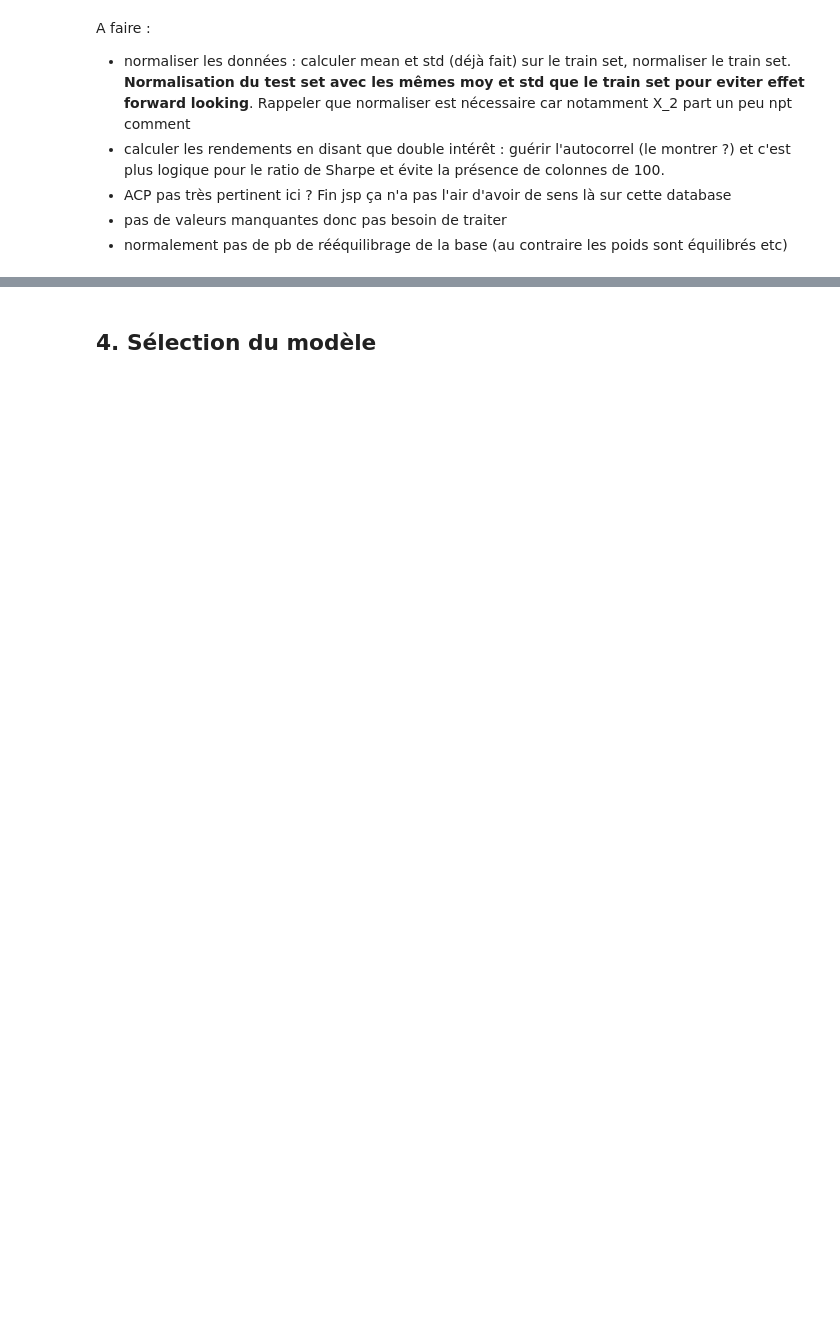
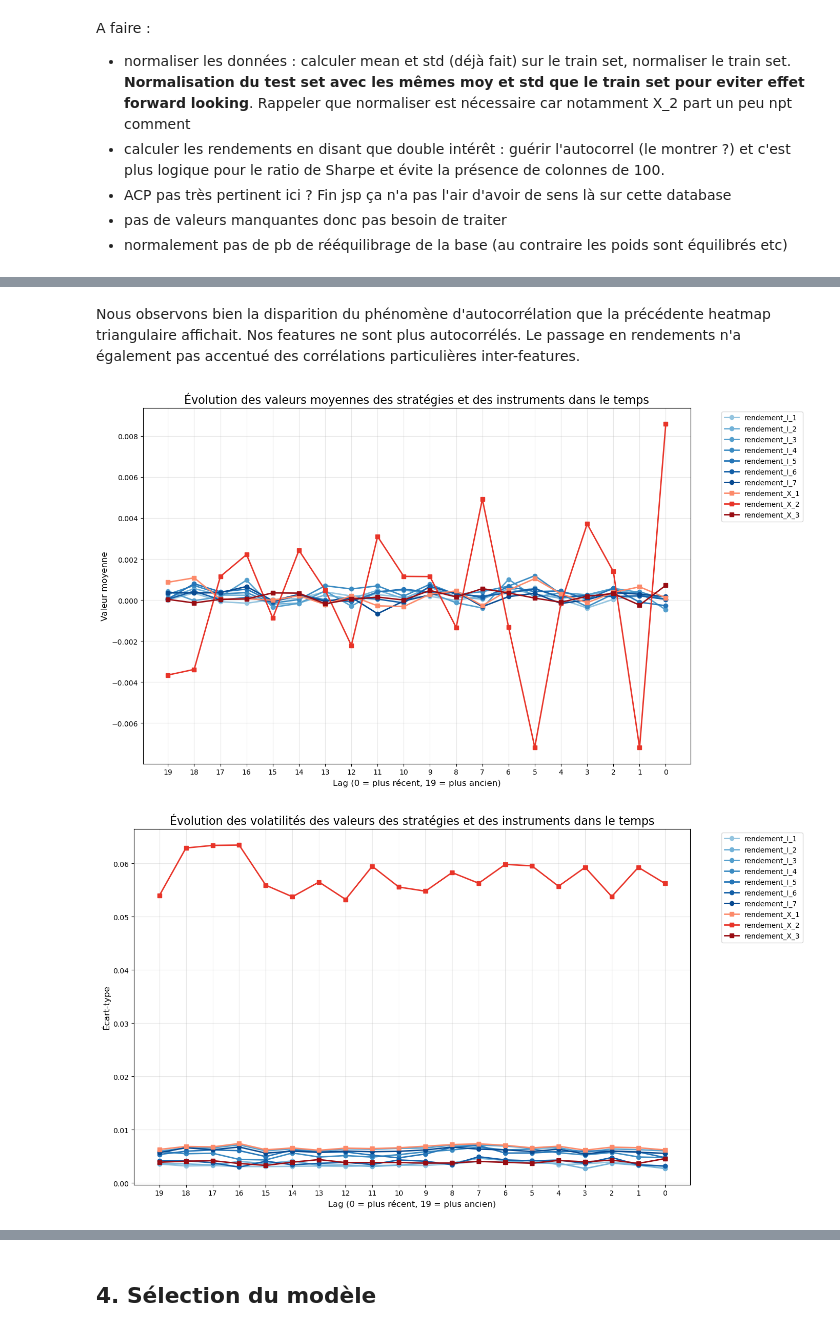
Before and after one commit to GiovanniManche/MachineLearning272, a Jupyter notebook: Projet ML.ipynb, the cells around one changed output, grey strips where cells are left out. Cells and saved outputs as stored; diff of their text form; code cells hidden in the pictures; blank space fills up the shorter version.

```diff
--- a/Projet ML.ipynb
+++ b/Projet ML.ipynb
@@ -558,0 +619,36 @@ A faire :
+# %% [markdown]
+Nous observons bien la disparition du phénomène d'autocorrélation que la précédente heatmap triangulaire affichait. Nos features ne sont plus autocorrélés. Le passage en rendements n'a également pas accentué des corrélations particulières inter-features.
+# %%
+descriptive_stat_rdt = train_set_rdt.drop(columns="ID").describe()
+means_by_element_rdt = extract_by_element_and_lag('mean',descriptive_stat_rdt)
+volatility_by_element_rdt = extract_by_element_and_lag('std', descriptive_stat_rdt)
+
+# Dans nos données, lag_19 correspond aux données les plus anciennes, lag_0 les données les plus récentes.
+# Pour que les graphiques aient un sens logique, on doit inverser cela.
+time_periods_rdt = sorted(means_by_element_rdt['lag'].unique())
+time_map_rdt = {lag: 19-lag for lag in time_periods_rdt}  # lag_19 = temps 0
+
+# On ajoute une colonne 'time' représentant le temps (inversé par rapport au lag)
+means_by_element_rdt['time'] = means_by_element_rdt['lag'].map(time_map)
+
+# On s'assure de ne récupérer que les valeurs des stratégies ou instruments
+I_elements = [f'rendement_I_{i}' for i in range(1, 8)]
+X_elements = [f'rendement_X_{i}' for i in range(1, 4)]
+all_elements_rdt = I_elements + X_elements
+filtered_means_rdt = means_by_element_rdt[means_by_element_rdt['element'].isin(all_elements_rdt)]
+filtered_vol_rdt = volatility_by_element_rdt[volatility_by_element_rdt['element'].isin(all_elements_rdt)]
+
+# On crée les graphiques des moyennes et des volatiltés
+chart1 = create_line_chart(filtered_means_rdt, 'mean',  I_elements, X_elements,
+    'Évolution des valeurs moyennes des stratégies et des instruments dans le temps',
+    'Valeur moyenne'
+    )
+
+chart2 = create_line_chart(filtered_vol_rdt, 'std', I_elements, X_elements,
+    'Évolution des volatilités des valeurs des stratégies et des instruments dans le temps',
+    'Écart-type')
+
+plt.show()
+# %% [output]
+[figure, added]
+[figure, added]
```
Also changed, not shown: parts of 15 cells of this notebook.
